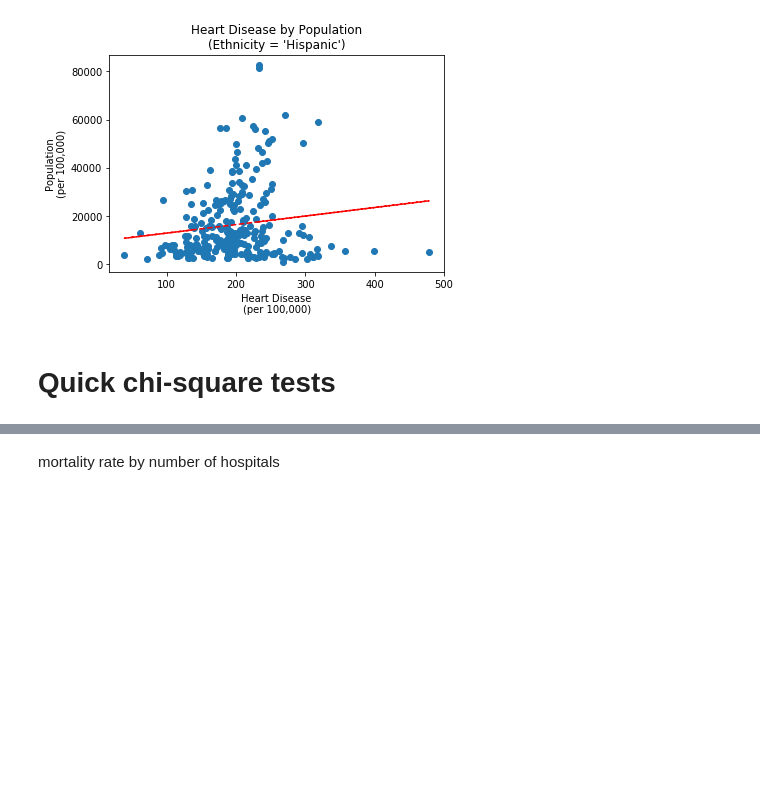
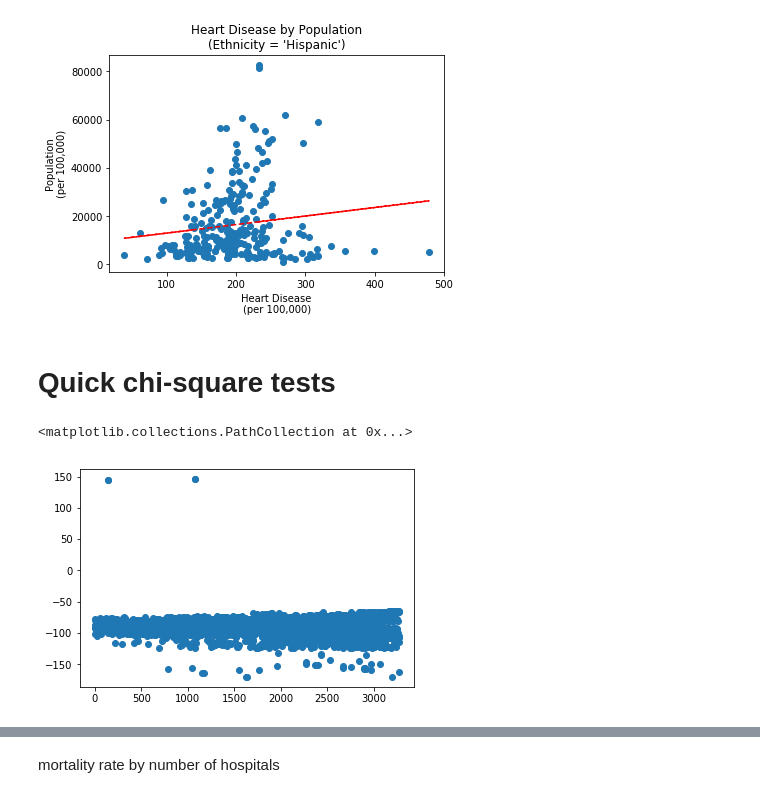
Before and after one commit to petersmyers/Project1, a Jupyter notebook: Project1_Visualizations.ipynb, the cells around one changed output, grey strips where cells are left out. Cells and saved outputs as stored; diff of their text form; code cells hidden in the pictures; blank space fills up the shorter version.

```diff
--- a/Project1_Visualizations.ipynb
+++ b/Project1_Visualizations.ipynb
@@ -289,6 +289,11 @@ census_pop_csv.columns
 census2 = census_pop_csv[["State", "CountyName", "whiteperc", "blackperc", "amerindperc",
                           "asianperc", "nathawperc", "multiperc", "hispperc"]]
 census2 = census2.rename(columns = {"CountyName" : "County"})
+# %%
+plt.scatter(x=county_csv.index, y=county_csv.Lng)
+# %% [output]
+<matplotlib.collections.PathCollection at 0x...>
+[figure, added]
 # %%
 comp2 = pd.merge(census2, white, how = "inner", on = ["County", "State"])
 comp2 = pd.merge(comp2, black, how = "inner", on = ["County", "State"])
```
Also changed, not shown: parts of 5 cells of this notebook, 4 other files.
